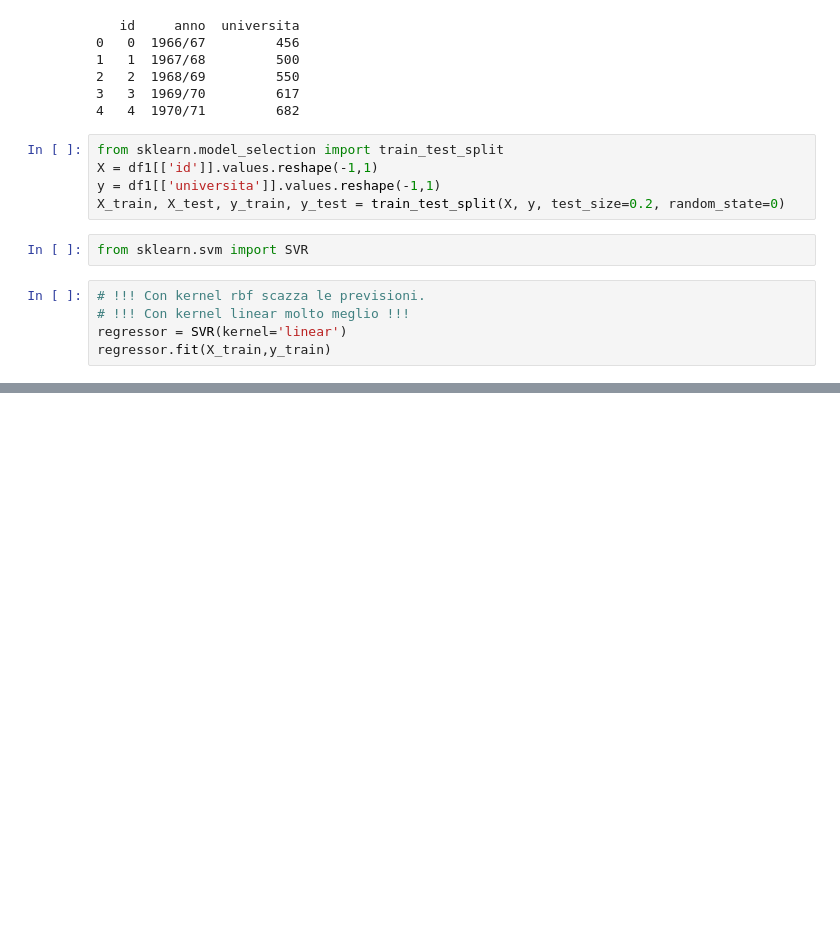
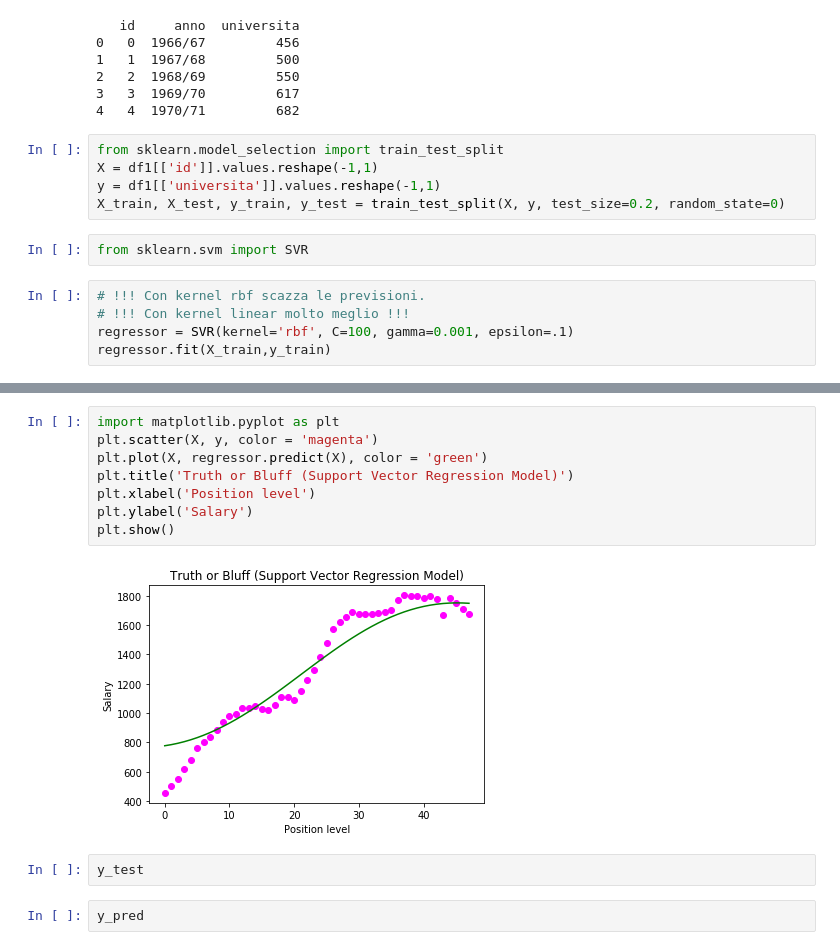
Before and after one commit to esalvucci/ssd_project, a Jupyter notebook: notebook/italian_students.ipynb, the cells around one changed output, grey strips where cells are left out. Cells and saved outputs as stored; diff of their text form; blank space fills up the shorter version.

```diff
--- a/notebook/italian_students.ipynb
+++ b/notebook/italian_students.ipynb
@@ -54,7 +54,7 @@ from sklearn.svm import SVR
 # %%
 # !!! Con kernel rbf scazza le previsioni.
 # !!! Con kernel linear molto meglio !!!
-regressor = SVR(kernel='linear')
+regressor = SVR(kernel='rbf', C=100, gamma=0.001, epsilon=.1)
 regressor.fit(X_train,y_train)
 # %% [output]
 A column-vector y was passed when a 1d array was expected. Please change the shape of y to (n_samples, ), for example using ravel().
@@ -79,0 +81,14 @@ df
+# %%
+import matplotlib.pyplot as plt
+plt.scatter(X, y, color = 'magenta')
+plt.plot(X, regressor.predict(X), color = 'green')
+plt.title('Truth or Bluff (Support Vector Regression Model)')
+plt.xlabel('Position level')
+plt.ylabel('Salary')
+plt.show()
+# %% [output]
+[figure, added]
+# %%
+y_test
+# %%
+y_pred
```
Also changed, not shown: parts of 4 cells of this notebook, 3 other files.
